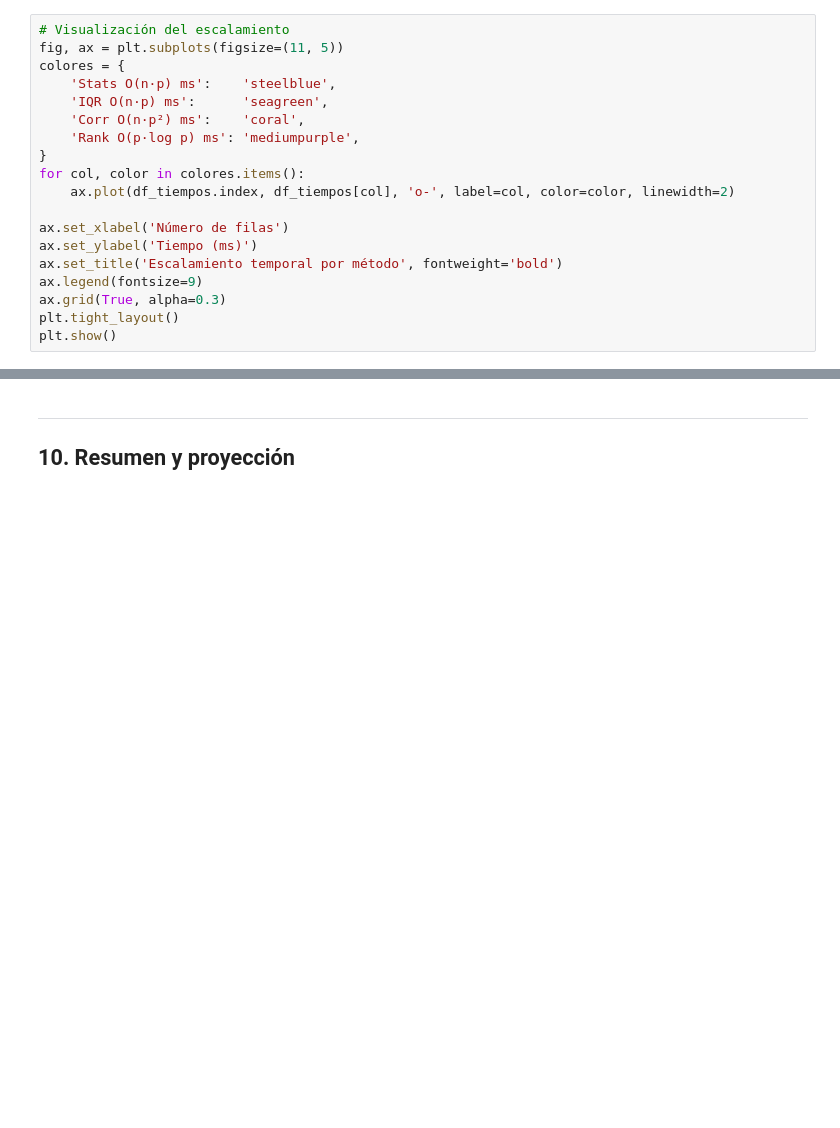
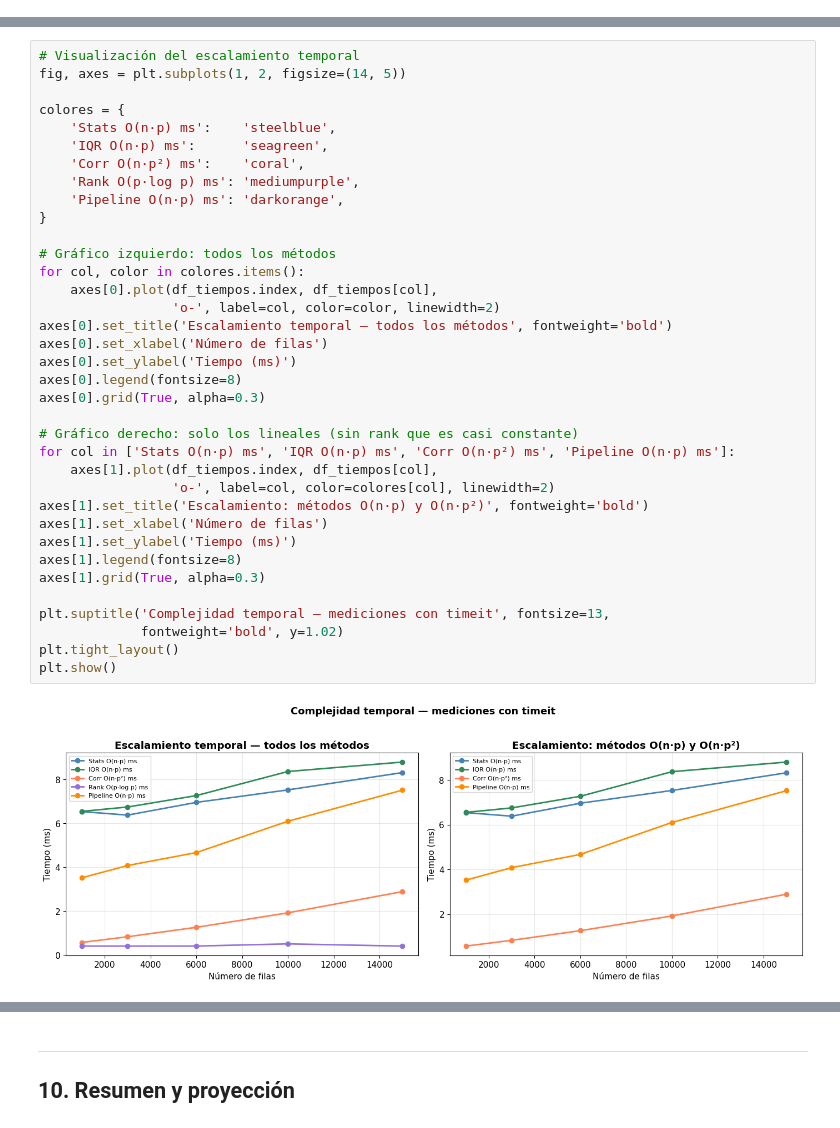
Before and after one commit to DanielParavel/proyecto-grupo4-mcdi500, a Jupyter notebook: notebooks/F3_Modelado.ipynb, the cells around one changed output, grey strips where cells are left out. Drawn from its saved outputs; the diff is of its cells as text; blank space fills up the shorter version.

```diff
--- a/notebooks/F3_Modelado.ipynb
+++ b/notebooks/F3_Modelado.ipynb
@@ -557,19 +0,0 @@ AnalizadorDiabetes inicializado ✓
-# %%
-# Visualización del escalamiento
-fig, ax = plt.subplots(figsize=(11, 5))
-colores = {
-    'Stats O(n·p) ms':    'steelblue',
-    'IQR O(n·p) ms':      'seagreen',
-    'Corr O(n·p²) ms':    'coral',
-    'Rank O(p·log p) ms': 'mediumpurple',
-}
-for col, color in colores.items():
-    ax.plot(df_tiempos.index, df_tiempos[col], 'o-', label=col, color=color, linewidth=2)
-
-ax.set_xlabel('Número de filas')
-ax.set_ylabel('Tiempo (ms)')
-ax.set_title('Escalamiento temporal por método', fontweight='bold')
-ax.legend(fontsize=9)
-ax.grid(True, alpha=0.3)
-plt.tight_layout()
-plt.show()
@@ -583,0 +789,38 @@ plt.show()
+# %%
+# Visualización del escalamiento temporal
+fig, axes = plt.subplots(1, 2, figsize=(14, 5))
+
+colores = {
+    'Stats O(n·p) ms':    'steelblue',
+    'IQR O(n·p) ms':      'seagreen',
+    'Corr O(n·p²) ms':    'coral',
+    'Rank O(p·log p) ms': 'mediumpurple',
+    'Pipeline O(n·p) ms': 'darkorange',
+}
+
+# Gráfico izquierdo: todos los métodos
+for col, color in colores.items():
+    axes[0].plot(df_tiempos.index, df_tiempos[col],
+                 'o-', label=col, color=color, linewidth=2)
+axes[0].set_title('Escalamiento temporal — todos los métodos', fontweight='bold')
+axes[0].set_xlabel('Número de filas')
+axes[0].set_ylabel('Tiempo (ms)')
+axes[0].legend(fontsize=8)
+axes[0].grid(True, alpha=0.3)
+
+# Gráfico derecho: solo los lineales (sin rank que es casi constante)
+for col in ['Stats O(n·p) ms', 'IQR O(n·p) ms', 'Corr O(n·p²) ms', 'Pipeline O(n·p) ms']:
+    axes[1].plot(df_tiempos.index, df_tiempos[col],
+                 'o-', label=col, color=colores[col], linewidth=2)
+axes[1].set_title('Escalamiento: métodos O(n·p) y O(n·p²)', fontweight='bold')
+axes[1].set_xlabel('Número de filas')
+axes[1].set_ylabel('Tiempo (ms)')
+axes[1].legend(fontsize=8)
+axes[1].grid(True, alpha=0.3)
+
+plt.suptitle('Complejidad temporal — mediciones con timeit', fontsize=13,
+             fontweight='bold', y=1.02)
+plt.tight_layout()
+plt.show()
+# %% [output]
+[figure, added]
```
Also changed, not shown: parts of 55 cells of this notebook.
